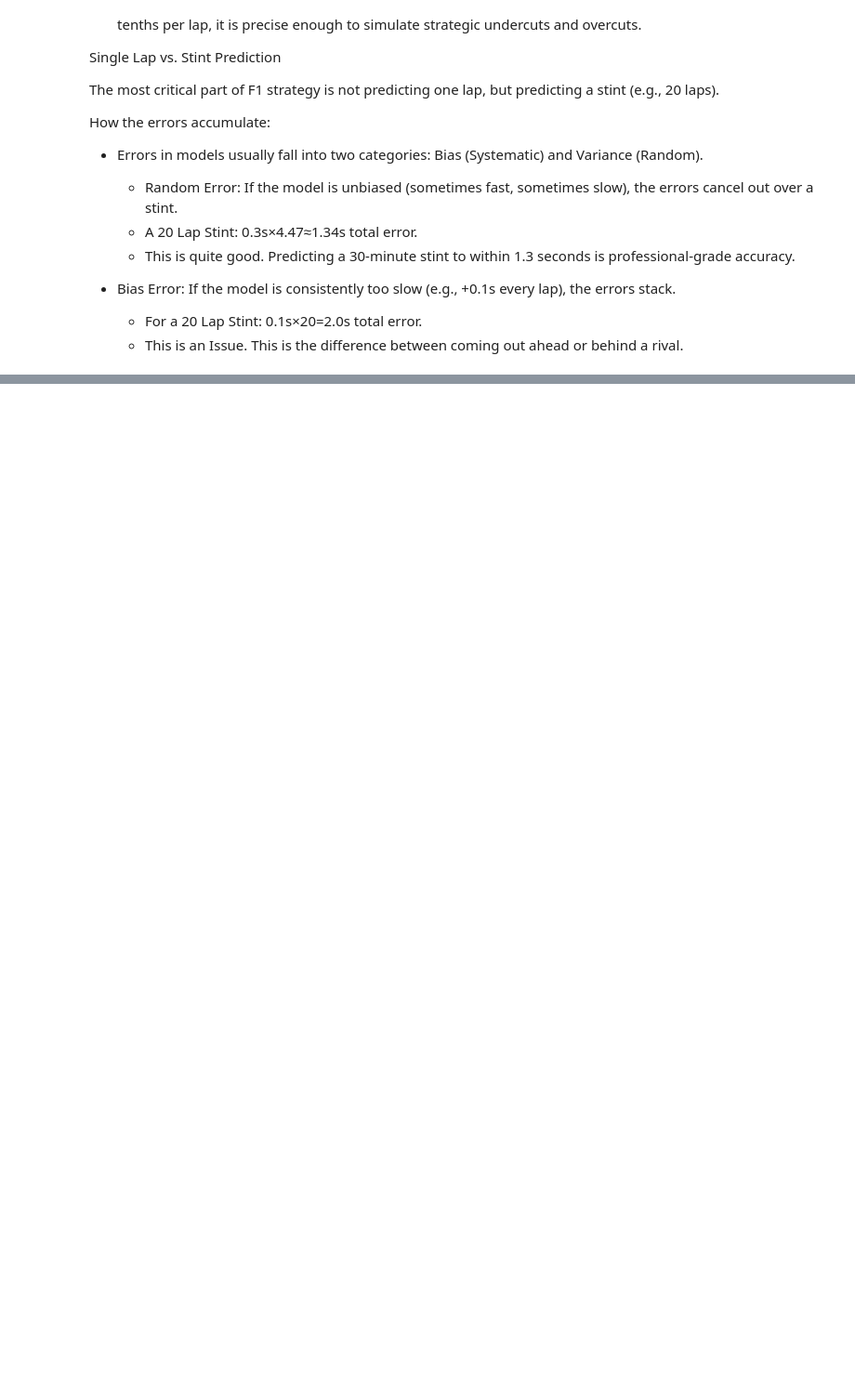
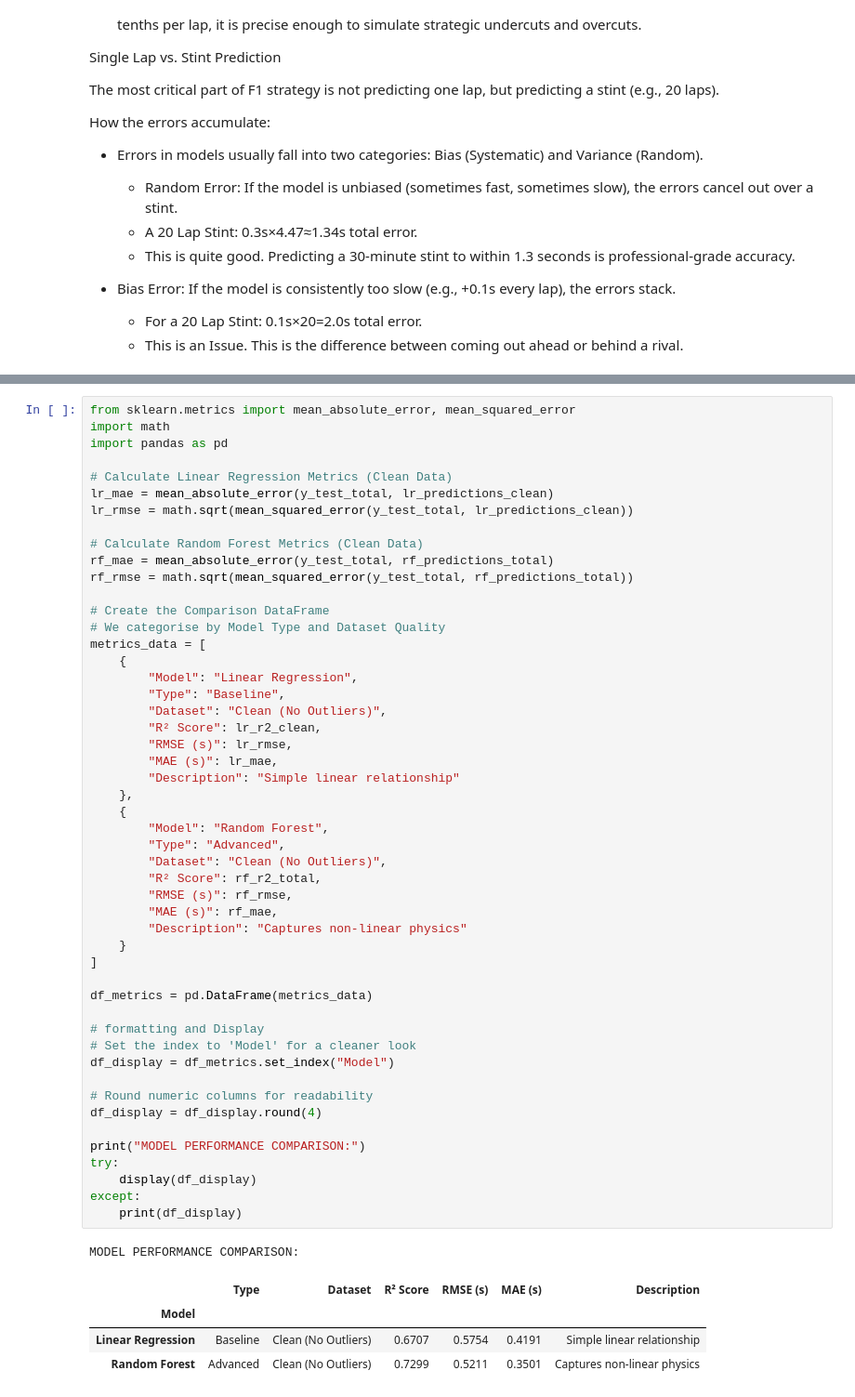
Before and after one commit to BilalAhlam1/Predictive-Modelling-For-F1-Race-Strategy, a Jupyter notebook: TrainingModel/train.ipynb, the cells around one changed output, grey strips where cells are left out. Shown at 93% size. Drawn from its saved outputs; the diff is of its cells as text; blank space fills up the shorter version.

```diff
--- a/TrainingModel/train.ipynb
+++ b/TrainingModel/train.ipynb
@@ -881,0 +916,56 @@ How the errors accumulate:
+# %%
+from sklearn.metrics import mean_absolute_error, mean_squared_error
+import math
+import pandas as pd
+
+# Calculate Linear Regression Metrics (Clean Data)
+lr_mae = mean_absolute_error(y_test_total, lr_predictions_clean)
+lr_rmse = math.sqrt(mean_squared_error(y_test_total, lr_predictions_clean))
+
+# Calculate Random Forest Metrics (Clean Data)
+rf_mae = mean_absolute_error(y_test_total, rf_predictions_total)
+rf_rmse = math.sqrt(mean_squared_error(y_test_total, rf_predictions_total))
+
+# Create the Comparison DataFrame
+# We categorise by Model Type and Dataset Quality
+metrics_data = [
+    {
+        "Model": "Linear Regression",
+        "Type": "Baseline",
+        "Dataset": "Clean (No Outliers)",
+        "R² Score": lr_r2_clean,
+        "RMSE (s)": lr_rmse,
+        "MAE (s)": lr_mae,
+        "Description": "Simple linear relationship"
+    },
+    {
+        "Model": "Random Forest",
+        "Type": "Advanced",
+        "Dataset": "Clean (No Outliers)",
+        "R² Score": rf_r2_total,
+        "RMSE (s)": rf_rmse,
+        "MAE (s)": rf_mae,
+        "Description": "Captures non-linear physics"
+    }
+]
+
+df_metrics = pd.DataFrame(metrics_data)
+
+# formatting and Display
+# Set the index to 'Model' for a cleaner look
+df_display = df_metrics.set_index("Model")
+
+# Round numeric columns for readability
+df_display = df_display.round(4)
+
+print("MODEL PERFORMANCE COMPARISON:")
+try:
+    display(df_display)
+except:
+    print(df_display)
+# %% [output]
+MODEL PERFORMANCE COMPARISON:
+|  | Type | Dataset | R² Score | RMSE (s) | MAE (s) | Description |
+| Model |  |  |  |  |  |  |
+| Linear Regression | Baseline | Clean (No Outliers) | 0.6707 | 0.5754 | 0.4191 | Simple linear relationship |
+| Random Forest | Advanced | Clean (No Outliers) | 0.7299 | 0.5211 | 0.3501 | Captures non-linear physics |
```
Also changed, not shown: parts of 7 cells of this notebook, 9 other files.
